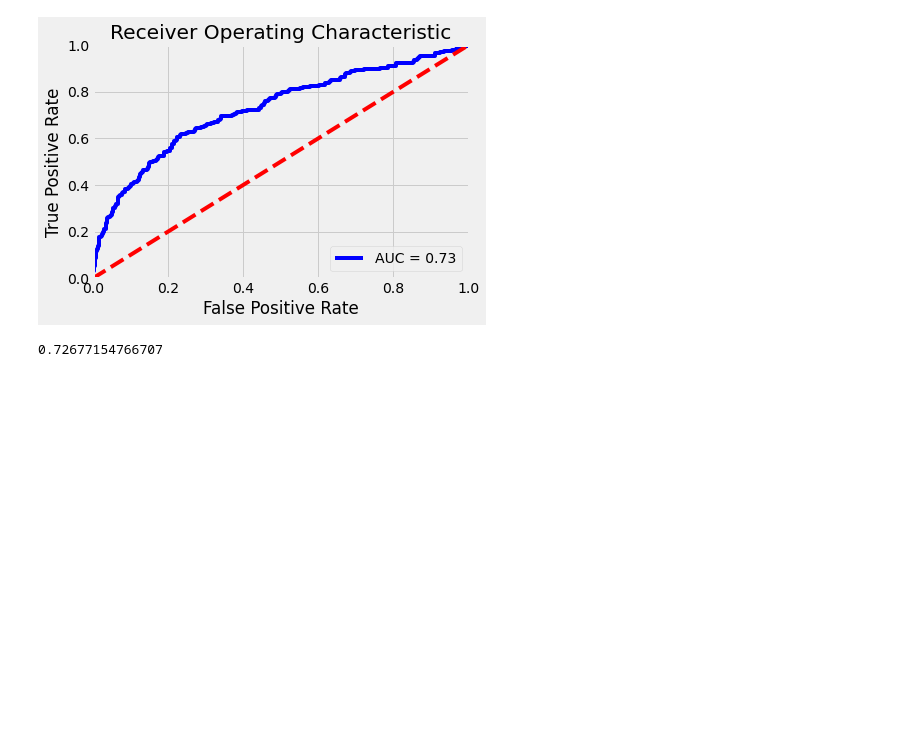
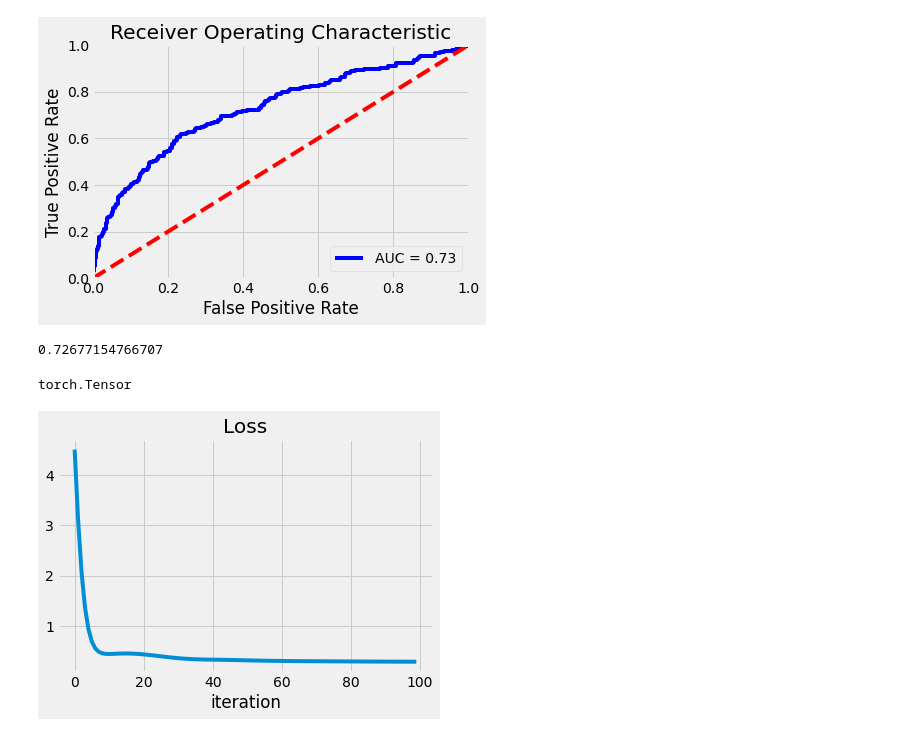
Before and after one commit to kaletap/fact-checking, a Jupyter notebook: custom_loss.ipynb, the cells around one changed output. Cells and saved outputs as stored; diff of their text form; code cells hidden in the pictures; blank space fills up the shorter version.

Commit message:
Draft of custom loss model.

```diff
--- a/custom_loss.ipynb
+++ b/custom_loss.ipynb
@@ -89,16 +89,15 @@ x = torch.from_numpy(x_train_transformed).float()
 w = torch.randn(size=(4206,)).requires_grad_()
 weight = torch.tensor([1 if y == 0 else y for y in y_train]).float()
 def get_weight(label, weights=(1, 1, 1, 1)):
-    if label == 2:
-        return weights[0]
-    elif label == 3:
-        return weights[1]
-    elif label == 4:
-        return weights[2]
-    elif label == 5:
-        return weights[3]
-    else:
-        return 1
+    weight_dict = {
+        0: 1,
+        1: 1,
+        2: 1
+        3: 1
+        4: 1,
+        5: 1
+    }
+    return weight_dict[label]
 weight = torch.tensor([get_weight(label) for label in y_multi])
 # %%
 w = torch.randn(size=(4206,)).requires_grad_()
@@ -177,3 +176,7 @@ plot_roc(y_test, probas)
 # %% [output]
 [figure]
 0.72677154766707
+# %%
+type(x)
+# %% [output]
+torch.Tensor
@@ -179,0 +241,6 @@ plot_roc(y_test, probas)
+# %%
+model = Model()
+# %%
+model.fit(x_train_transformed, y_train_multi)
+# %% [output]
+[figure, added]
```
Also changed, not shown: parts of 5 cells of this notebook.
